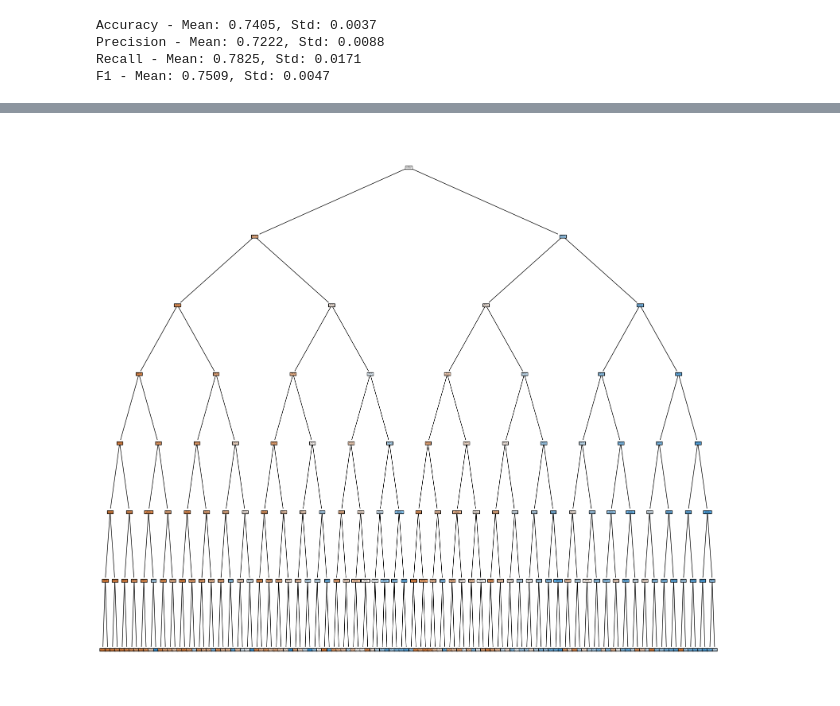
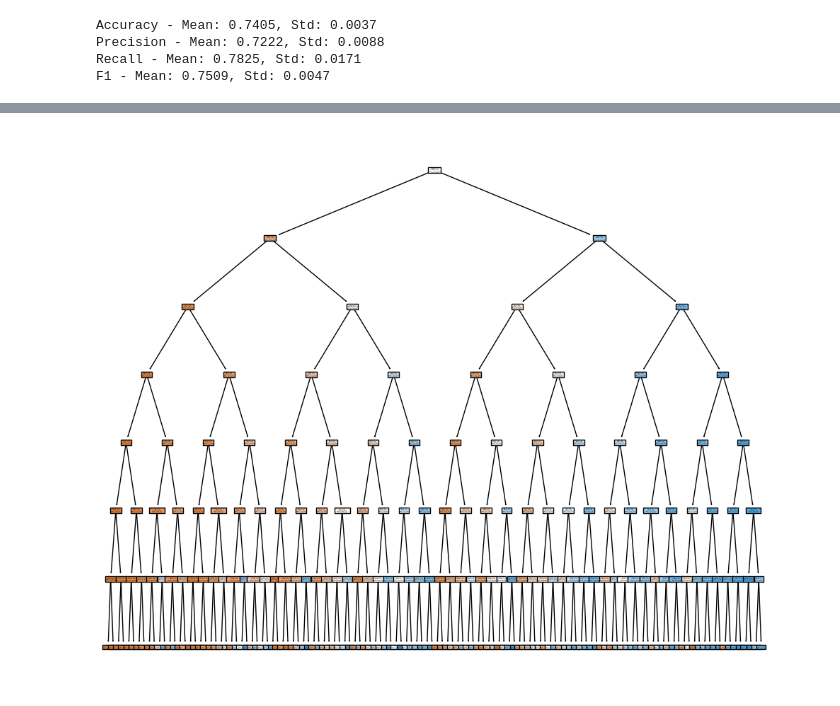
Before and after one commit to cosminsaracil/DiaPredict, a Jupyter notebook: Dataset_1__Diabetes.ipynb, the cells around one changed output, grey strips where cells are left out. Cells and saved outputs as stored; diff of their text form; code cells hidden in the pictures.

```diff
--- a/Dataset_1__Diabetes.ipynb
+++ b/Dataset_1__Diabetes.ipynb
@@ -220,11 +202,8 @@ param_grid = {
 }
 
 clf = DecisionTreeClassifier(random_state=42)
-
 skf = StratifiedKFold(n_splits=5, shuffle=True, random_state=42)
-
-grid_search = GridSearchCV(clf, param_grid, cv=skf, scoring='accuracy', n_jobs=-1)
-
+grid_search = GridSearchCV(clf, param_grid, cv=5, scoring='accuracy', n_jobs=-1)
 grid_search.fit(X_train, y_train)
 
 print("Best parameters:", grid_search.best_params_)
@@ -381,10 +369,10 @@ Random Forest Accuracy: 0.7274206096612207
 # %%
 
 # plt.figure(figsize=(12,8))
 # tree.plot_tree(clf_gini.fit(X_train, y_train))
 
-plt.figure(figsize=(20,18))
+plt.figure(figsize=(12,10))
 tree.plot_tree(clf_gini, feature_names=X_train.columns, class_names=['No Diabetes', 'Diabetes'], filled=True)
 plt.show()
 # %% [output]
-[figure, old version]
+[figure, new version]
```
Also changed, not shown: parts of 10 cells of this notebook, 1 other file.
